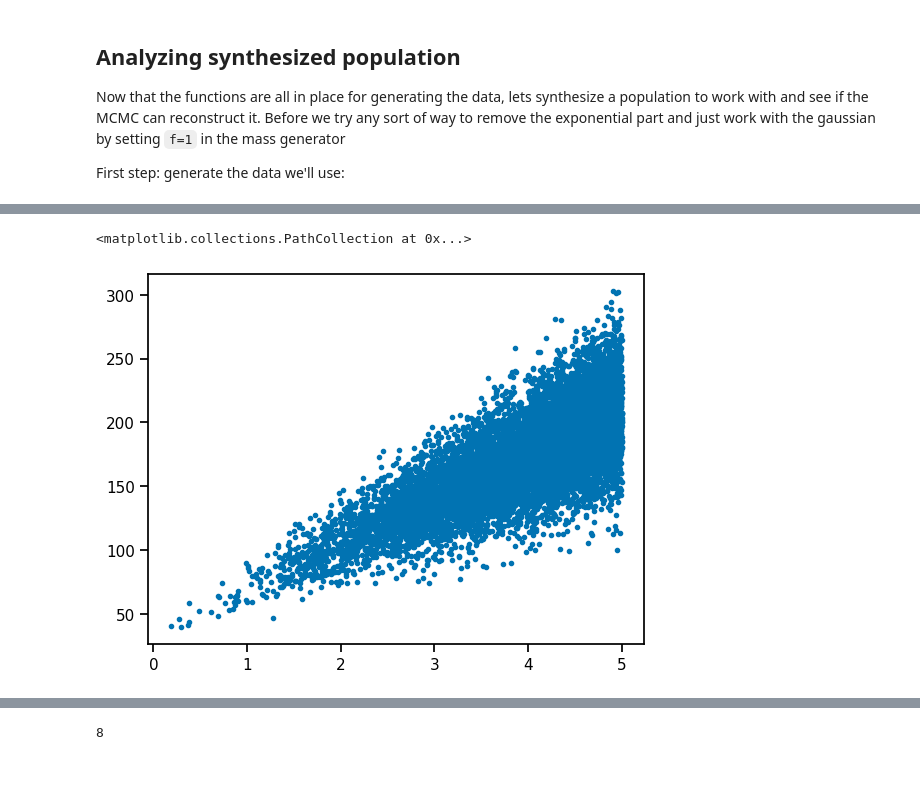
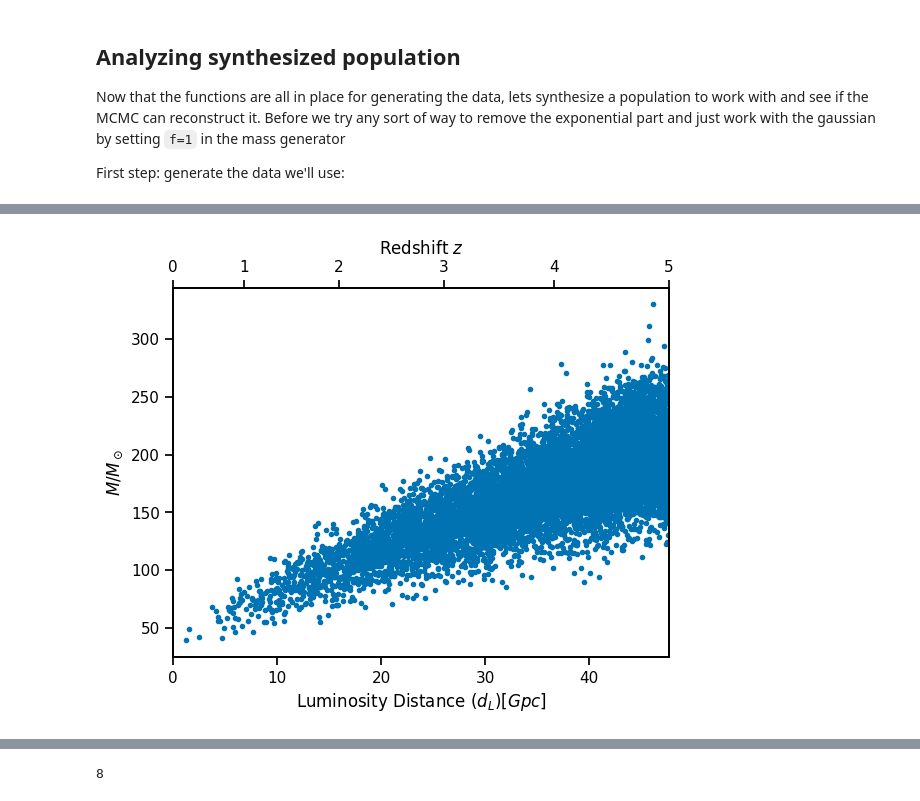
Before and after one commit to farr/FastMFCosmology, a Jupyter notebook: Make-Own-Data.ipynb, the cells around one changed output, grey strips where cells are left out. Saved outputs shown, nothing was run; the diff lists cells and outputs as text; code cells hidden in the pictures; blank space fills up the shorter version.

Commit message:
cleaned up scatter plot

```diff
--- a/Make-Own-Data.ipynb
+++ b/Make-Own-Data.ipynb
@@ -88,5 +89,18 @@ plt.yscale('log')
 # %%
-plt.scatter(zs, m_det, marker='.')
+fig = plt.figure()
+ax1 = fig.add_subplot(111)
+ax2 = ax1.twiny()
+ax1.scatter(d_Ls/1000, m_det, marker='.')
+ax1.set_xlabel(r"Luminosity Distance $(d_L) [Gpc]$")
+ax1.set_ylabel(r"$M/M_\odot$")
+
+tick_labels = np.linspace(0, 5, 6, dtype=int)
+new_tick_locations = Planck18.luminosity_distance(tick_labels)
+ax2.set_xlim(0, 5)
+ax1.set_xlim(0, max(d_Ls/1000))
+ax2.set_xticks(new_tick_locations.value)
+ax2.set_xticklabels(tick_labels)
+ax2.set_xlabel(r"Redshift $z$")
+plt.show()
 # %% [output]
-<matplotlib.collections.PathCollection at 0x...>
-[figure, old version]
+[figure, new version]
```
Also changed, not shown: parts of 12 cells of this notebook.
